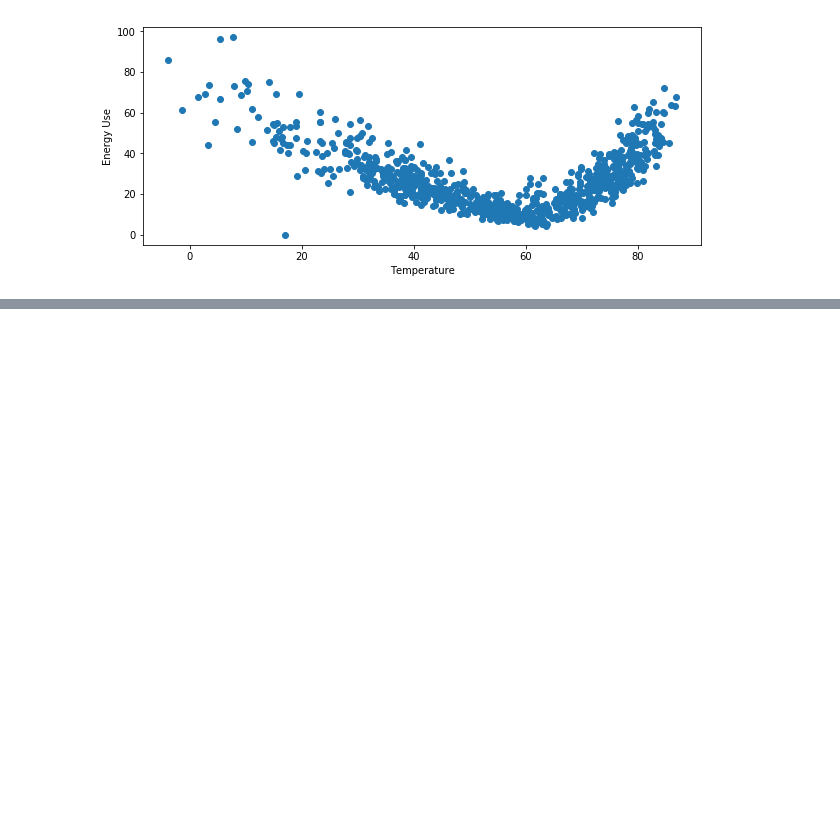
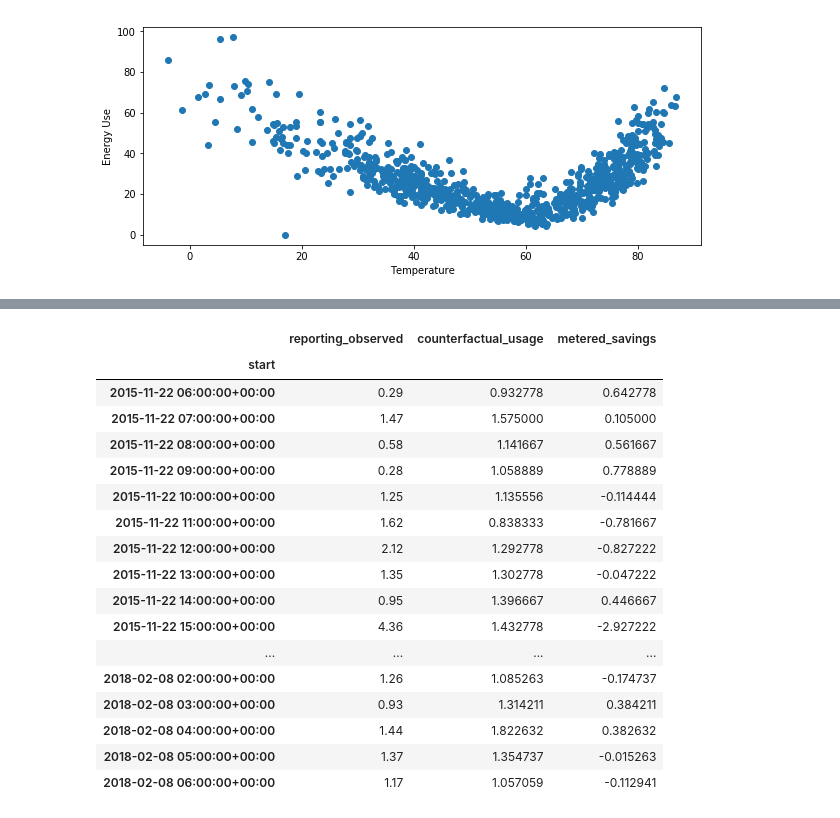
Before and after one commit to openeemeter/eemeter, a Jupyter notebook: scripts/toshi.ipynb, the cells around one changed output, grey strips where cells are left out. Drawn from its saved outputs; the diff is of its cells as text; code cells hidden in the pictures; blank space fills up the shorter version.

Commit message:
changes in caltrace_hourly_predict

```diff
--- a/scripts/toshi.ipynb
+++ b/scripts/toshi.ipynb
@@ -55,0 +95,76 @@ eemeter.plot_energy_signature(meter_data, temperature_data)
+# %%
+from eemeter import (
+    segment_timeseries, get_feature_hour_of_week,
+get_feature_occupancy,  get_feature_occupancy,  get_feature_binned_temperatures,get_baseline_data, get_design_matrix
+)
+import pandas as pd
+
+hrl_meter_data, hrl_temperature_data, hrl_metadata = eemeter.load_sample('il-electricity-cdd-hdd-hourly')
+merged_data = pd.DataFrame(hrl_meter_data).merge(pd.DataFrame(hrl_temperature_data),left_index=True, right_index=True).rename(columns={'value': 'meter_value','tempF': 'temperature_mean'})
+
+merged_data['n_days_dropped'] = 0
+merged_data['n_days_kept'] = 0
+baseline_data, warnings = get_baseline_data(merged_data, end=hrl_meter_data.index[-1])
+
+baseline_data_segmented, warnings = segment_timeseries(baseline_data, segment_type='three_month_weighted')
+feature_hour_of_week, hour_parameters, warnings = get_feature_hour_of_week(baseline_data_segmented)
+feature_occupancy, occupancy_parameters, warnings = get_feature_occupancy(baseline_data_segmented)
+
+design_matrix, preprocessors_fit, warnings = get_design_matrix(baseline_data_segmented,
+                                                               functions={'get_feature_hour_of_week': {
+                                                                   'function': get_feature_hour_of_week,'kwargs': {}},
+                                                                          'get_feature_occupancy': {
+                                                                              'function': get_feature_occupancy,
+                                                                              'kwargs': {'occupancy_lookup':
+                                                                                         occupancy_parameters['occupancy_lookup']}}})
+
+#print(design_matrix)
+#hourly_data = eemeter.merge_temperature_data( hrl_meter_data, hrl_temperature_data,
+#                                      degree_day_method='hourly',
+#                                      temperature_mean=False,
+#                                      heating_balance_points=[60, 61],
+#                                      cooling_balance_points=[70])
+
+
+#baseline_data, warnings = get_baseline_data(hourly_data, end=hourly_data.index[-1])
+preprocessors = {
+    'segment_timeseries': {
+        'function': segment_timeseries,
+        'kwargs': {'segment_type': 'three_month_weighted'}},
+    'get_feature_hour_of_week': {
+        'function': get_feature_hour_of_week,
+        'kwargs': {}
+    },
+    'get_feature_occupancy': {
+    'function': get_feature_occupancy,
+        'kwargs': {'threshold': 0.0}
+                        },
+    'get_feature_binned_temperatures': {
+        'function': get_feature_binned_temperatures,
+        'kwargs': {}}}
+
+#formula = ('meter_value ~ C(hour_of_week) - 1 + '
+#           'bin_0:occupancy + '
+#           'bin_1:occupancy + bin_2:occupancy + '
+#           'bin_3:occupancy + bin_4:occupancy + '
+#           'bin_5:occupancy + bin_6:occupancy')
+
+formula = ('meter_value ~ C(hour_of_week) - 1 + occupancy')
+
+hrl_model_fit = eemeter.caltrack_hourly_method(baseline_data,formula, preprocessors)
+print(hrl_model_fit.method_name, hrl_model_fit.model, hrl_model_fit.status, hrl_model_fit.settings, hrl_model_fit.candidates)
+print('Warnings', hrl_model_fit.warnings)
+print('Warnings', hrl_model_fit.model)
+
+for warning in hrl_model_fit.warnings:
+    print(warning.qualified_name, warning.description, warning.data)
+
+print(type(hrl_temperature_data))
+print(type(merged_data))
+print(hrl_meter_data.columns)
+eemeter.caltrack_metered_savings(hrl_model_fit.model, hrl_meter_data, merged_data)
+
+#for candidate in hrl_model_fit.candidates:
+#    print(candidate.model_type)
+#    eemeter.caltrack_metered_savings(candidate, meter_data, temperature_data)
+# %% [output]
@@ -55,0 +178,18 @@ eemeter.plot_energy_signature(meter_data, temperature_data)
+|  | reporting_observed | counterfactual_usage | metered_savings |
+| start |  |  |  |
+| 2015-11-22 06:00:00+00:00 | 0.29 | 0.932778 | 0.642778 |
+| 2015-11-22 07:00:00+00:00 | 1.47 | 1.575000 | 0.105000 |
+| 2015-11-22 08:00:00+00:00 | 0.58 | 1.141667 | 0.561667 |
+| 2015-11-22 09:00:00+00:00 | 0.28 | 1.058889 | 0.778889 |
+| 2015-11-22 10:00:00+00:00 | 1.25 | 1.135556 | -0.114444 |
+| 2015-11-22 11:00:00+00:00 | 1.62 | 0.838333 | -0.781667 |
+| 2015-11-22 12:00:00+00:00 | 2.12 | 1.292778 | -0.827222 |
+| 2015-11-22 13:00:00+00:00 | 1.35 | 1.302778 | -0.047222 |
+| 2015-11-22 14:00:00+00:00 | 0.95 | 1.396667 | 0.446667 |
+| 2015-11-22 15:00:00+00:00 | 4.36 | 1.432778 | -2.927222 |
+| ... | ... | ... | ... |
+| 2018-02-08 02:00:00+00:00 | 1.26 | 1.085263 | -0.174737 |
+| 2018-02-08 03:00:00+00:00 | 0.93 | 1.314211 | 0.384211 |
+| 2018-02-08 04:00:00+00:00 | 1.44 | 1.822632 | 0.382632 |
+| 2018-02-08 05:00:00+00:00 | 1.37 | 1.354737 | -0.015263 |
+| 2018-02-08 06:00:00+00:00 | 1.17 | 1.057059 | -0.112941 |
```
Also changed, not shown: parts of 6 cells of this notebook, 2 other files.
